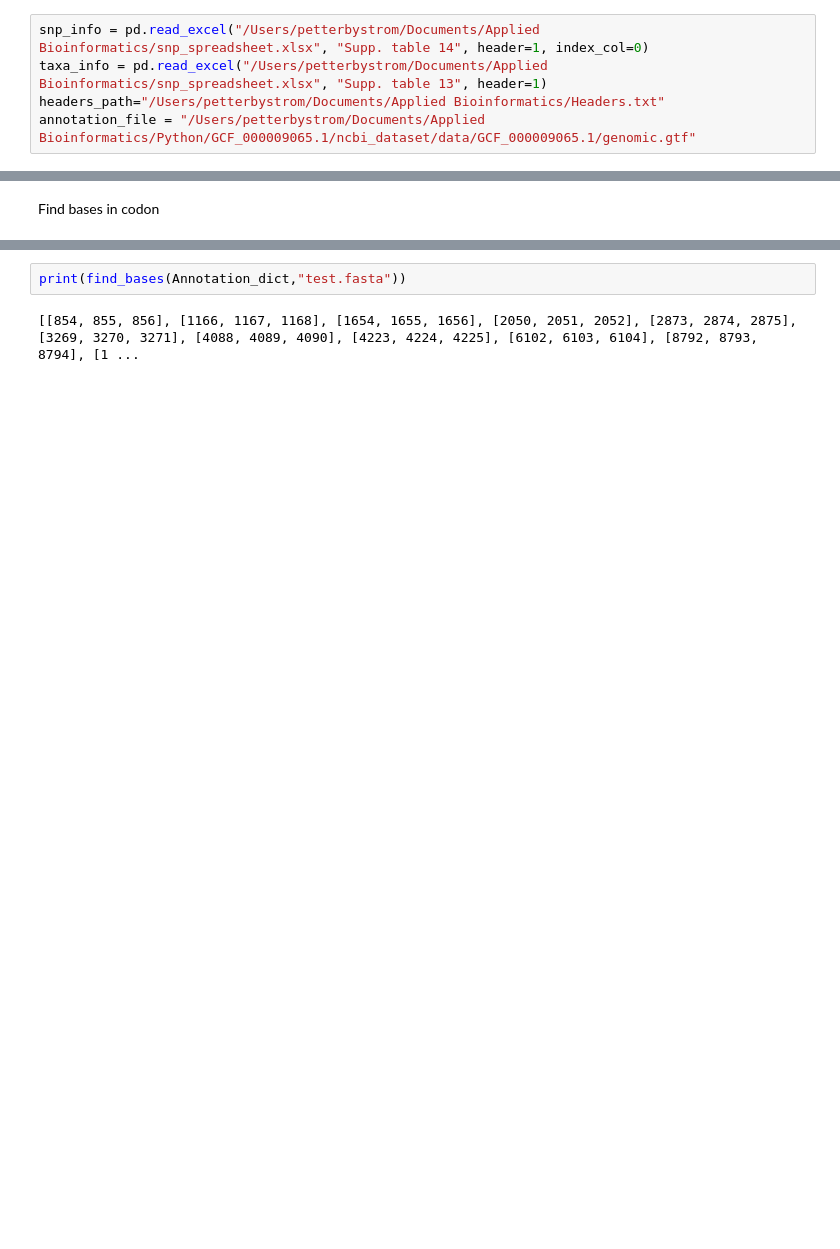
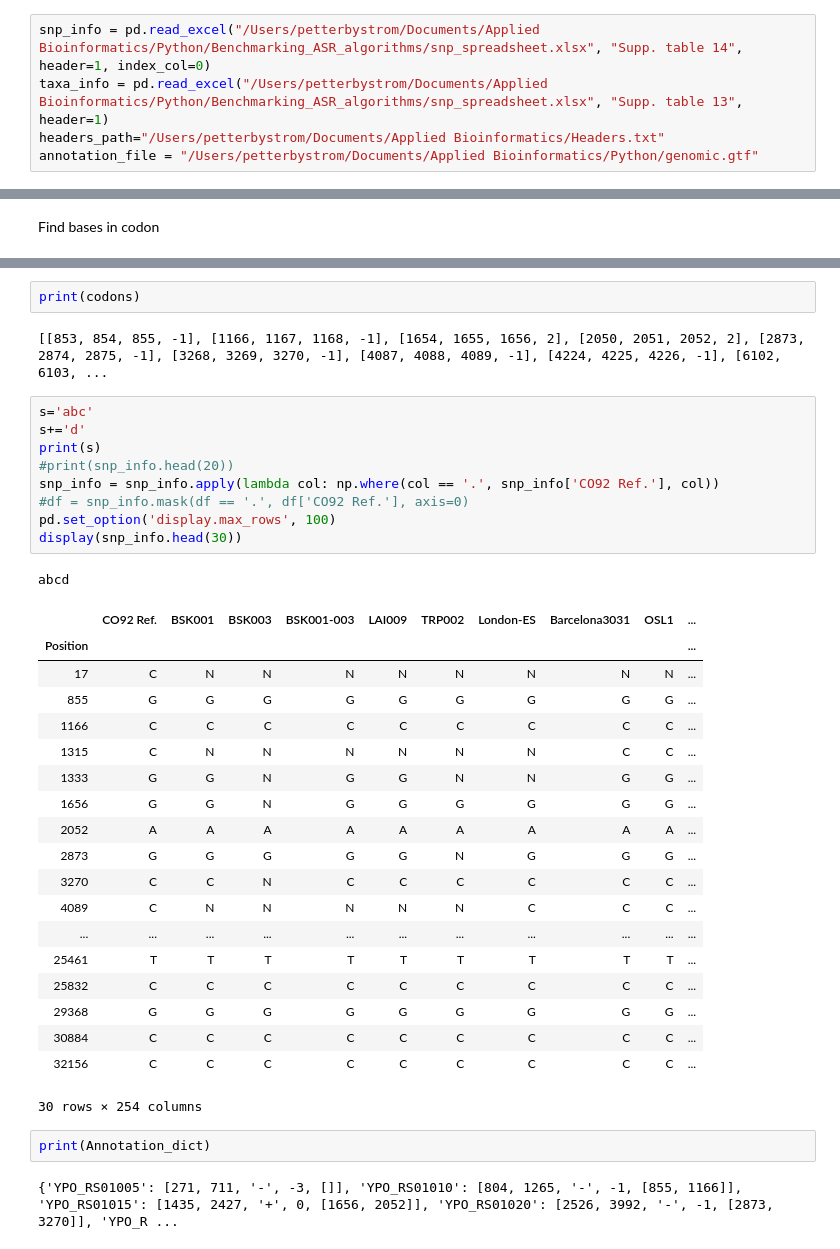
Before and after one commit to Petbys/Benchmarking_ASR_algorithms, a Jupyter notebook: snp_to_codon.ipynb, the cells around one changed output, grey strips where cells are left out. Drawn from its saved outputs; the diff is of its cells as text; blank space fills up the shorter version.

```diff
--- a/snp_to_codon.ipynb
+++ b/snp_to_codon.ipynb
@@ -9,5 +10,5 @@ import re
 # %%
-snp_info = pd.read_excel("/Users/petterbystrom/Documents/Applied Bioinformatics/snp_spreadsheet.xlsx", "Supp. table 14", header=1, index_col=0)
-taxa_info = pd.read_excel("/Users/petterbystrom/Documents/Applied Bioinformatics/snp_spreadsheet.xlsx", "Supp. table 13", header=1)
+snp_info = pd.read_excel("/Users/petterbystrom/Documents/Applied Bioinformatics/Python/Benchmarking_ASR_algorithms/snp_spreadsheet.xlsx", "Supp. table 14", header=1, index_col=0)
+taxa_info = pd.read_excel("/Users/petterbystrom/Documents/Applied Bioinformatics/Python/Benchmarking_ASR_algorithms/snp_spreadsheet.xlsx", "Supp. table 13", header=1)
 headers_path="/Users/petterbystrom/Documents/Applied Bioinformatics/Headers.txt"
-annotation_file = "/Users/petterbystrom/Documents/Applied Bioinformatics/Python/GCF_000009065.1/ncbi_dataset/data/GCF_000009065.1/genomic.gtf"
+annotation_file = "/Users/petterbystrom/Documents/Applied Bioinformatics/Python/genomic.gtf"
@@ -231,4 +360,38 @@ def find_bases(Annotation_dict, fasta_file):
+# %%
+print(codons)
+# %% [output]
+[[853, 854, 855, -1], [1166, 1167, 1168, -1], [1654, 1655, 1656, 2], [2050, 2051, 2052, 2], [2873, 2874, 2875, -1], [3268, 3269, 3270, -1], [4087, 4088, 4089, -1], [4224, 4225, 4226, -1], [6102, 6103, ...
+# %%
+s='abc'
+s+='d'
+print(s)
+#print(snp_info.head(20))
+snp_info = snp_info.apply(lambda col: np.where(col == '.', snp_info['CO92 Ref.'], col))
+#df = snp_info.mask(df == '.', df['CO92 Ref.'], axis=0)
+pd.set_option('display.max_rows', 100)
+display(snp_info.head(30))
+# %% [output]
+abcd
+|  | CO92 Ref. | BSK001 | BSK003 | BSK001-003 | LAI009 | TRP002 | London-ES | Barcelona3031 | OSL1 | ... |
+| Position |  |  |  |  |  |  |  |  |  | ... |
+| 17 | C | N | N | N | N | N | N | N | N | ... |
+| 855 | G | G | G | G | G | G | G | G | G | ... |
+| 1166 | C | C | C | C | C | C | C | C | C | ... |
+| 1315 | C | N | N | N | N | N | N | C | C | ... |
+| 1333 | G | G | N | G | G | N | N | G | G | ... |
+| 1656 | G | G | N | G | G | G | G | G | G | ... |
+| 2052 | A | A | A | A | A | A | A | A | A | ... |
+| 2873 | G | G | G | G | G | N | G | G | G | ... |
+| 3270 | C | C | N | C | C | C | C | C | C | ... |
+| 4089 | C | N | N | N | N | N | C | C | C | ... |
+| ... | ... | ... | ... | ... | ... | ... | ... | ... | ... | ... |
+| 25461 | T | T | T | T | T | T | T | T | T | ... |
+| 25832 | C | C | C | C | C | C | C | C | C | ... |
+| 29368 | G | G | G | G | G | G | G | G | G | ... |
+| 30884 | C | C | C | C | C | C | C | C | C | ... |
+| 32156 | C | C | C | C | C | C | C | C | C | ... |
+30 rows × 254 columns
 # %%
-print(find_bases(Annotation_dict,"test.fasta"))
+print(Annotation_dict)
 # %% [output]
-[[854, 855, 856], [1166, 1167, 1168], [1654, 1655, 1656], [2050, 2051, 2052], [2873, 2874, 2875], [3269, 3270, 3271], [4088, 4089, 4090], [4223, 4224, 4225], [6102, 6103, 6104], [8792, 8793, 8794], [1 ...
+{'YPO_RS01005': [271, 711, '-', -3, []], 'YPO_RS01010': [804, 1265, '-', -1, [855, 1166]], 'YPO_RS01015': [1435, 2427, '+', 0, [1656, 2052]], 'YPO_RS01020': [2526, 3992, '-', -1, [2873, 3270]], 'YPO_R ...
```
Also changed, not shown: parts of 26 cells of this notebook, 4 other files.
